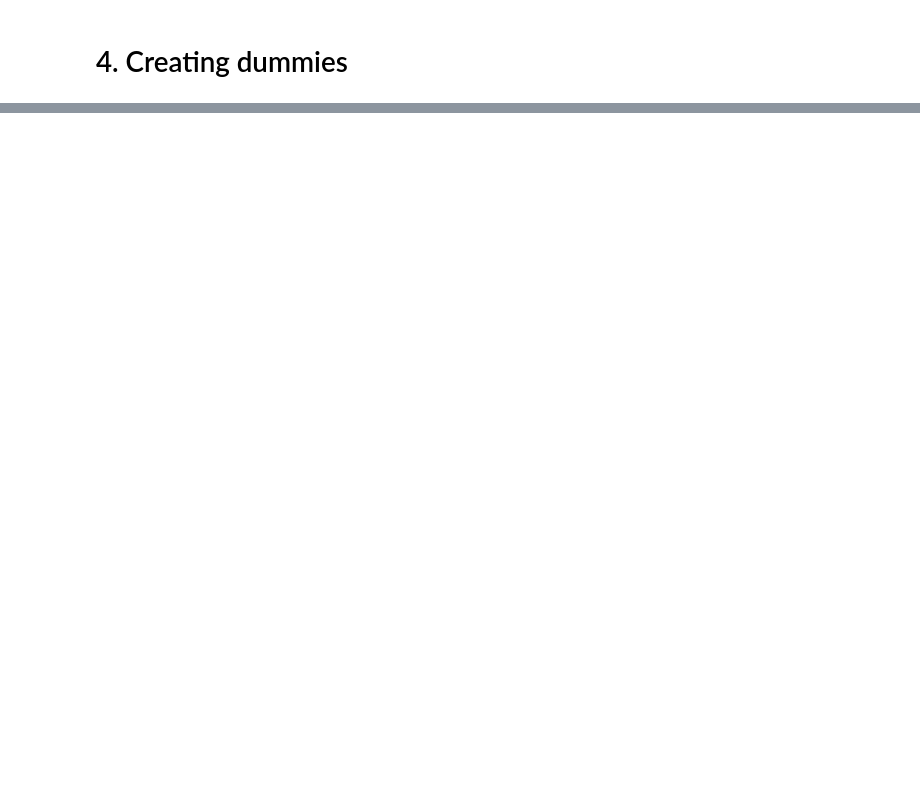
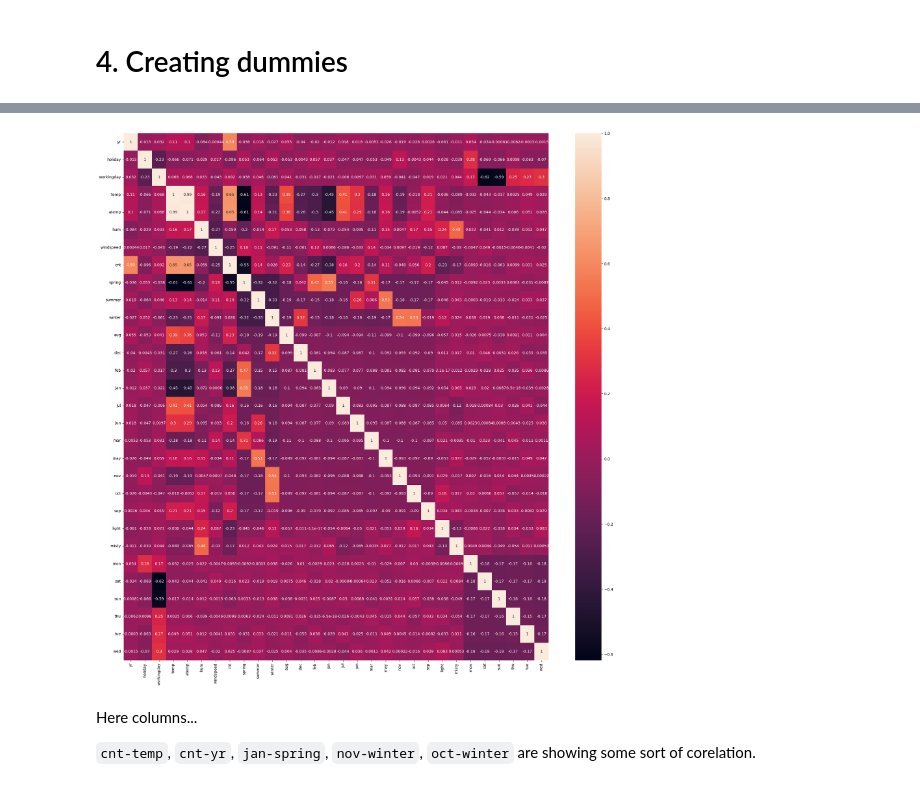
Before and after one commit to philipfranklin/BikeSharingAssignment, a Jupyter notebook: bikesSharing.ipynb, the cells around one changed output, grey strips where cells are left out. Saved outputs shown, nothing was run; the diff lists cells and outputs as text; code cells hidden in the pictures; blank space fills up the shorter version.

```diff
--- a/bikesSharing.ipynb
+++ b/bikesSharing.ipynb
@@ -121,10 +159,2 @@ sns.heatmap(df.corr(), annot=True)
 # %% [markdown]
 # 4. Creating dummies
-# %%
-season_dummy = pd.get_dummies(df['season'], drop_first=True)
-mnth_dummy = pd.get_dummies(df['mnth'], drop_first=True)
-weathersit_dummy = pd.get_dummies(df['weathersit'], drop_first=True)
-weekday_dummy = pd.get_dummies(df['weekday'], drop_first=True)
-
-df = pd.concat([df, season_dummy, mnth_dummy, weathersit_dummy, weekday_dummy], axis=1)
-df = df.drop(['season', 'mnth', 'weathersit', 'weekday'], axis=1)
@@ -625,0 +169,3 @@ https://gist.github.com/mwaskom/de44147ed2974457ad6372750bbe5751
+# %%
+# Removing irrelevant columns as their dummies are created
+df = df.drop(['season','mnth','weekday','weathersit'], axis = 1)
@@ -625,0 +214,12 @@ https://gist.github.com/mwaskom/de44147ed2974457ad6372750bbe5751
+# %%
+# check the correlation after scaling
+
+plt.figure(figsize = (25,25))
+sns.heatmap(df_train.corr(), annot = True)
+plt.show()
+# %% [output]
+[figure, added]
+# %% [markdown]
+Here columns...
+
+`cnt-temp`, `cnt-yr`, `jan-spring`, `nov-winter`, `oct-winter` are showing some sort of corelation.
```
Also changed, not shown: parts of 102 cells of this notebook.
